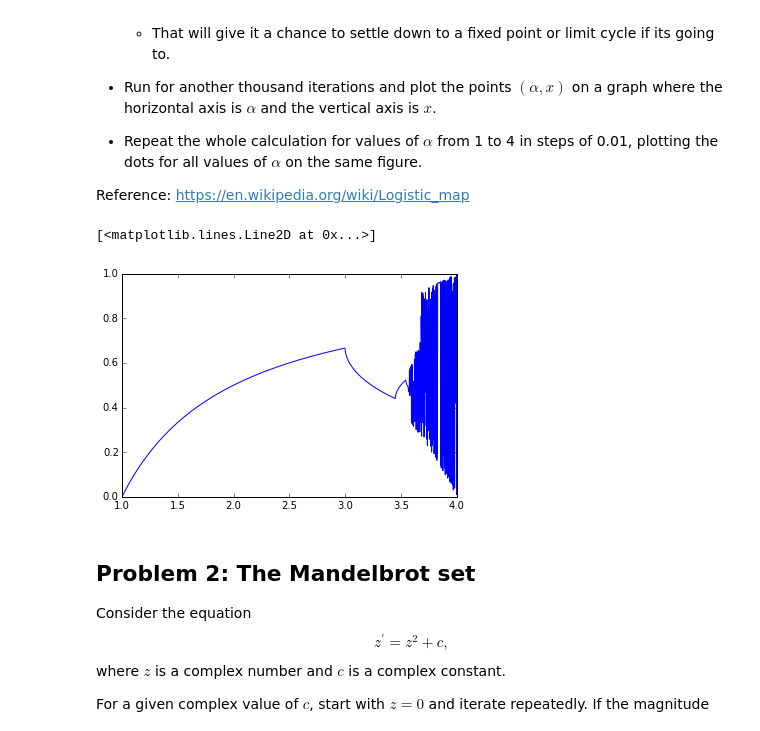
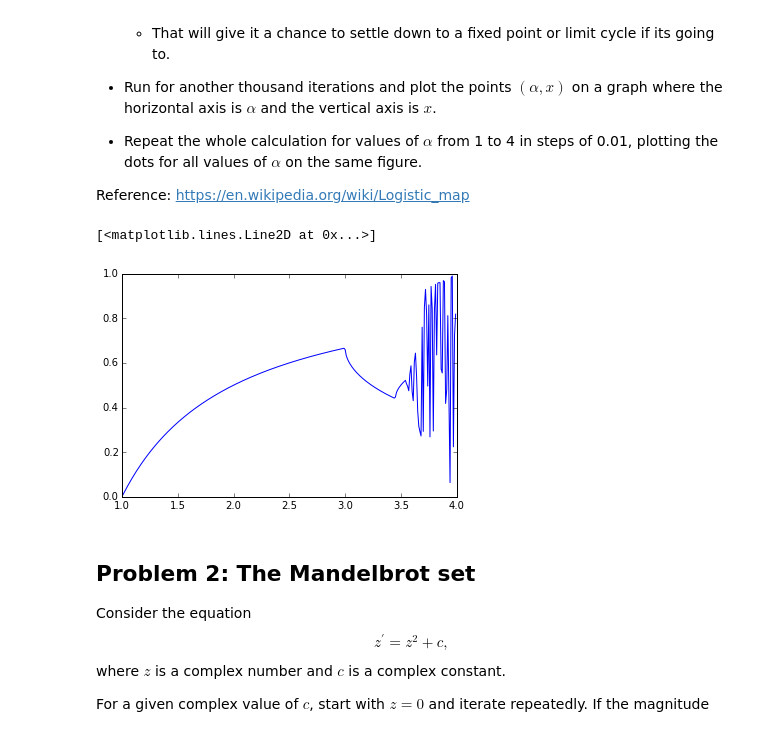
Before and after one commit to pcchen/NTHU10320PHYS290000, a Jupyter notebook: student/103022141/Homework3.ipynb, the cells around one changed output. Cells and saved outputs as stored; diff of their text form; code cells hidden in the pictures.

```diff
--- a/student/103022141/Homework3.ipynb
+++ b/student/103022141/Homework3.ipynb
@@ -22,21 +22,21 @@ Reference: https://en.wikipedia.org/wiki/Logistic_map
 # %%
 # Problem 1
 def logic_map(a):
     x=0.5
     times=0
     while times <1000 and x != 1-a**(-1):
         x=a*x*(1-x)
         times=times+1
     return x
 
-a_all=arange(1.0,4.0,0.001)
+a_all=arange(1.0,4.0,0.01)
 t1=[]
-for i in arange(1.0,4.0,0.001):
+for i in arange(1.0,4.0,0.01):
     t1.append(logic_map(i))
 plot(a_all,t1)
 # %% [output]
 [<matplotlib.lines.Line2D at 0x...>]
-[figure, old version]
+[figure, new version]
 # %% [markdown]
 ## Problem 2: The Mandelbrot set
 
```
Also changed, not shown: parts of 3 cells of this notebook.
